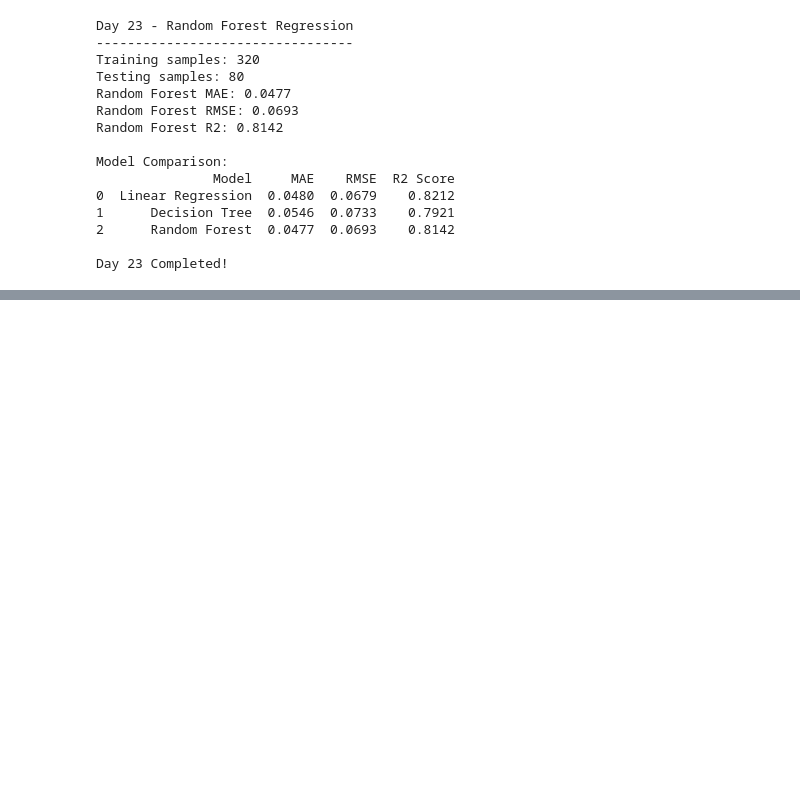
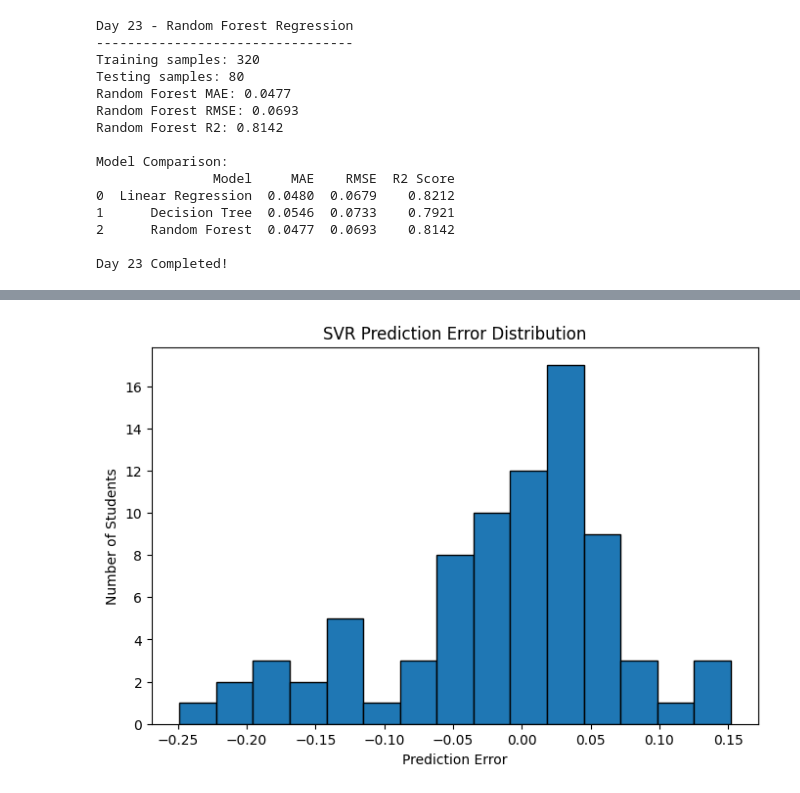
Before and after one commit to sumanamishra1120-ux/Chance-of-Admission-Higher-Studies, a Jupyter notebook: Chance_of_Admission_Higher_Studies.ipynb, the cells around one changed output, grey strips where cells are left out. Cells and saved outputs as stored; diff of their text form; code cells hidden in the pictures; blank space fills up the shorter version.

```diff
--- a/Chance_of_Admission_Higher_Studies.ipynb
+++ b/Chance_of_Admission_Higher_Studies.ipynb
@@ -3957,0 +4114,14 @@ Day 23 Completed!
+# %%
+errors = y_test.values - svr_pred
+
+plt.figure(figsize=(8, 5))
+
+plt.hist(errors, bins=15, edgecolor="black")
+
+plt.xlabel("Prediction Error")
+plt.ylabel("Number of Students")
+plt.title("SVR Prediction Error Distribution")
+
+plt.show()
+# %% [output]
+[figure, added]
```
Also changed, not shown: parts of 17 cells of this notebook.
